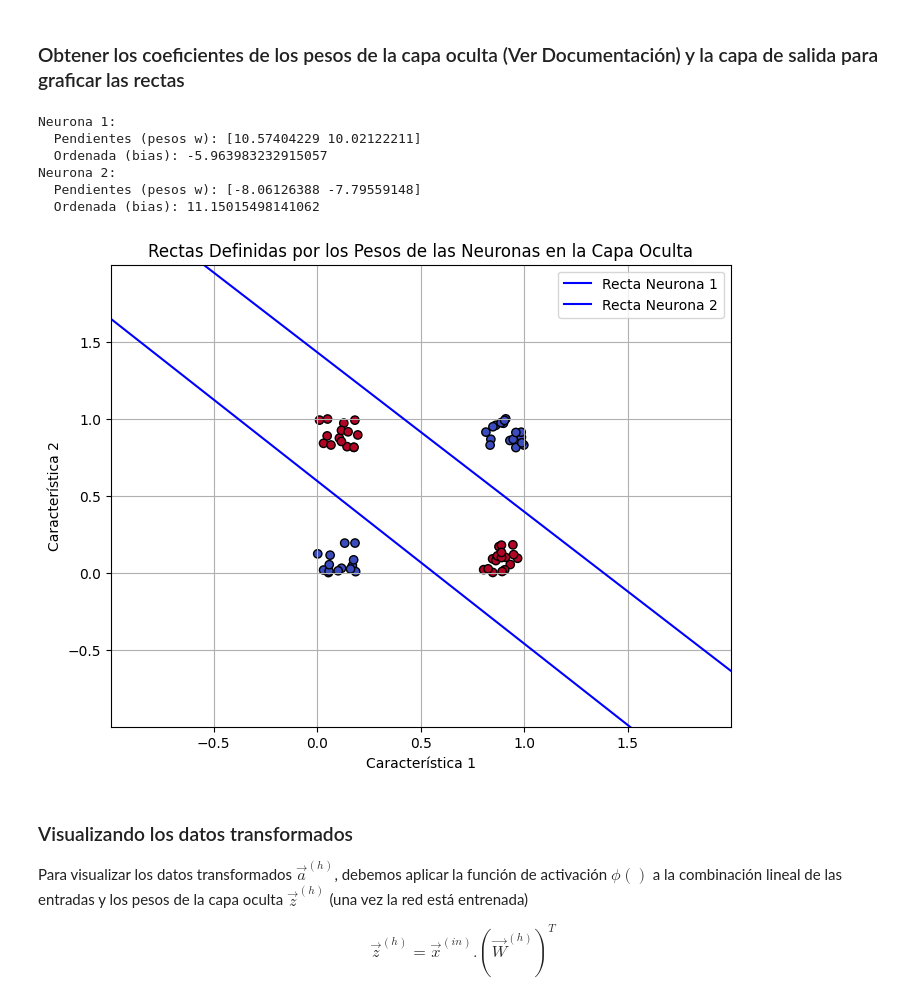
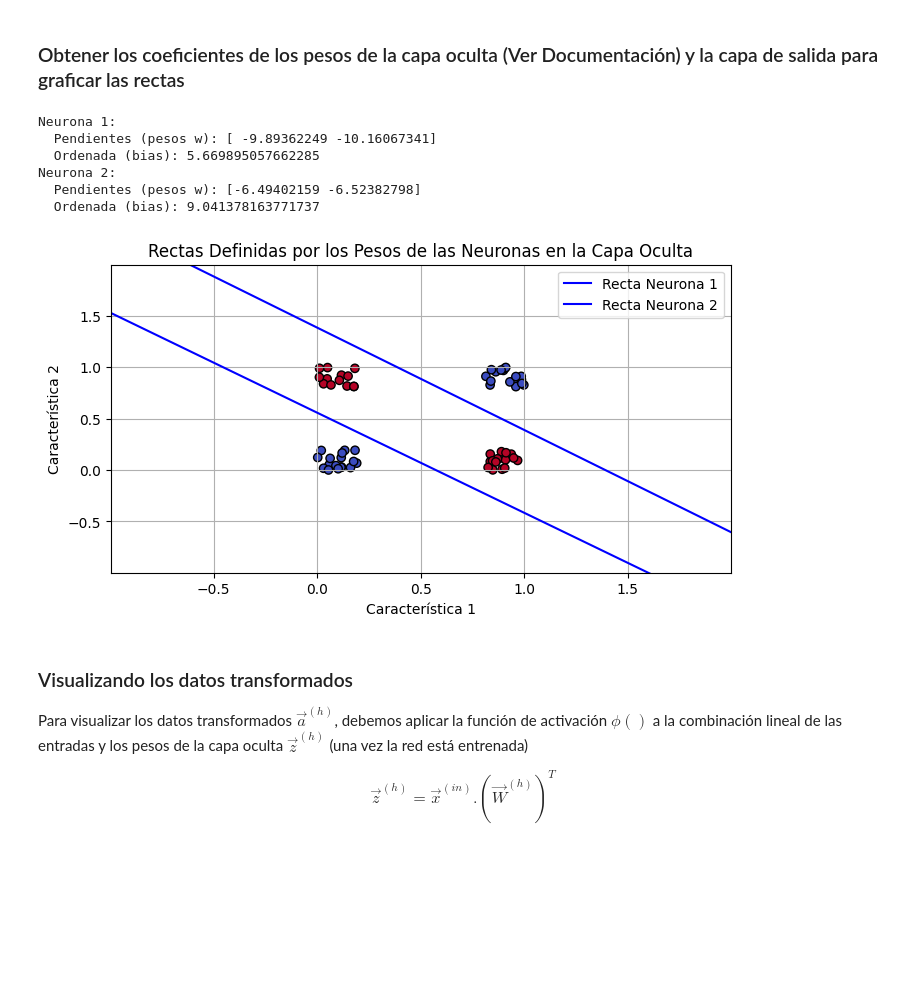
Before and after one commit to luis27diego/Aprendizaje-Maquinal, a Jupyter notebook: AM_PMC/PMC.ipynb, the cells around one changed output. Saved outputs shown, nothing was run; the diff lists cells and outputs as text; code cells hidden in the pictures; blank space fills up the shorter version.

```diff
--- a/AM_PMC/PMC.ipynb
+++ b/AM_PMC/PMC.ipynb
@@ -111,12 +111,12 @@ import matplotlib.pyplot as plt
 **cargamos y graficamos los datos**
 # %%
 # Cargamos los datos en variables de entrada (X) y salida (y)
-datos_mat = sio.loadmat('./1_datos/datos_xor.mat')
+datos_mat1 = sio.loadmat('./1_datos/datos_xor.mat')
 #----------------------------------------------------------
-X = datos_mat['X']
-Y = datos_mat['Y'].flatten()
+X = datos_mat1['X']
+Y = datos_mat1['Y'].flatten()
 
-type(datos_mat)
+type(datos_mat1)
 print("X: ",X.shape) # (80,2)
 print("Y: ",Y.shape) # (80,1)
 # %% [output]
@@ -165,15 +165,15 @@ Ver la [documentación](https://scikit-learn.org/stable/modules/generated/sklear
 from sklearn.model_selection import train_test_split
 
 # division de los datos en test y prueba mas las etiquetas
-Predictoras_train, Predictoras_test, Etiquetas_train, Etiquetas_test = train_test_split(X, Etiquetas, test_size=0.2, shuffle=True, random_state=42,  stratify = Etiquetas)
+Predictoras_train, Predictoras_test, Etiquetas_train, Etiquetas_test = train_test_split(X, Etiquetas, test_size=0.2, shuffle=True, random_state=1)
 # %%
 from sklearn.neural_network import MLPClassifier
 n = np.random.randint(100)
 print(n)
 #---------------------------------------------------------
-P_multi = MLPClassifier(random_state=61,hidden_layer_sizes=(2,),activation='logistic',solver='sgd',learning_rate_init=3,max_iter=140)
+P_multi = MLPClassifier(random_state=1,hidden_layer_sizes=(2),activation='logistic',learning_rate_init=0.1)
 P_multi.fit(Predictoras_train,Etiquetas_train)
-P_multi.predict_proba(Predictoras_test)
+P_multi.predict(Predictoras_test)
 print(P_multi.score(Predictoras_test,Etiquetas_test))
 # Grafique la curva de la función de costo o pérdida loss_curve_ (ver documentación)
 
@@ -234,39 +234,39 @@ x_values = np.linspace(x_min, x_max, 100)
 w1_1, w2_1 = weights_hidden[:, 0]
 b1 = bias_hidden[0]
 y_values_1 = (-w1_1 / w2_1) * x_values - (b1 / w2_1)
 
 # Para la neurona 2: y = (-w1/w2) * x - (b/w2)
 w1_2, w2_2 = weights_hidden[:, 1]
 b2 = bias_hidden[1]
 y_values_2 = (-w1_2 / w2_2) * x_values - (b2 / w2_2)
 
 # Graficar los datos y las rectas
-plt.figure(figsize=(8, 6))
+plt.figure(figsize=(8, 4))
 
 # Graficar los datos (asumimos que son dos clases con diferentes colores)
 plt.scatter(Predictoras_train[:, 0], Predictoras_train[:, 1], c=Etiquetas_train, cmap='coolwarm', edgecolors='k')
 
 # Graficar las rectas
 plt.plot(x_values, y_values_1, label='Recta Neurona 1', color='blue')
 plt.plot(x_values, y_values_2, label='Recta Neurona 2', color='blue')
 
 # Personalizar el gráfico
 plt.xlim(x_min, x_max)
 plt.ylim(y_min, y_max)
 plt.title('Rectas Definidas por los Pesos de las Neuronas en la Capa Oculta')
 plt.xlabel('Característica 1')
 plt.ylabel('Característica 2')
 plt.legend()
 plt.grid(True)
 plt.show()
 # %% [output]
 Neurona 1:
-  Pendientes (pesos w): [10.57404229 10.02122211]
-  Ordenada (bias): -5.963983232915057
+  Pendientes (pesos w): [ -9.89362249 -10.16067341]
+  Ordenada (bias): 5.669895057662285
 Neurona 2:
-  Pendientes (pesos w): [-8.06126388 -7.79559148]
-  Ordenada (bias): 11.15015498141062
+  Pendientes (pesos w): [-6.49402159 -6.52382798]
+  Ordenada (bias): 9.041378163771737
-[figure, old version]
+[figure, new version]
 # %% [markdown]
 ### Visualizando los datos transformados
 
```
Also changed, not shown: parts of 16 cells of this notebook, 1 other file.
